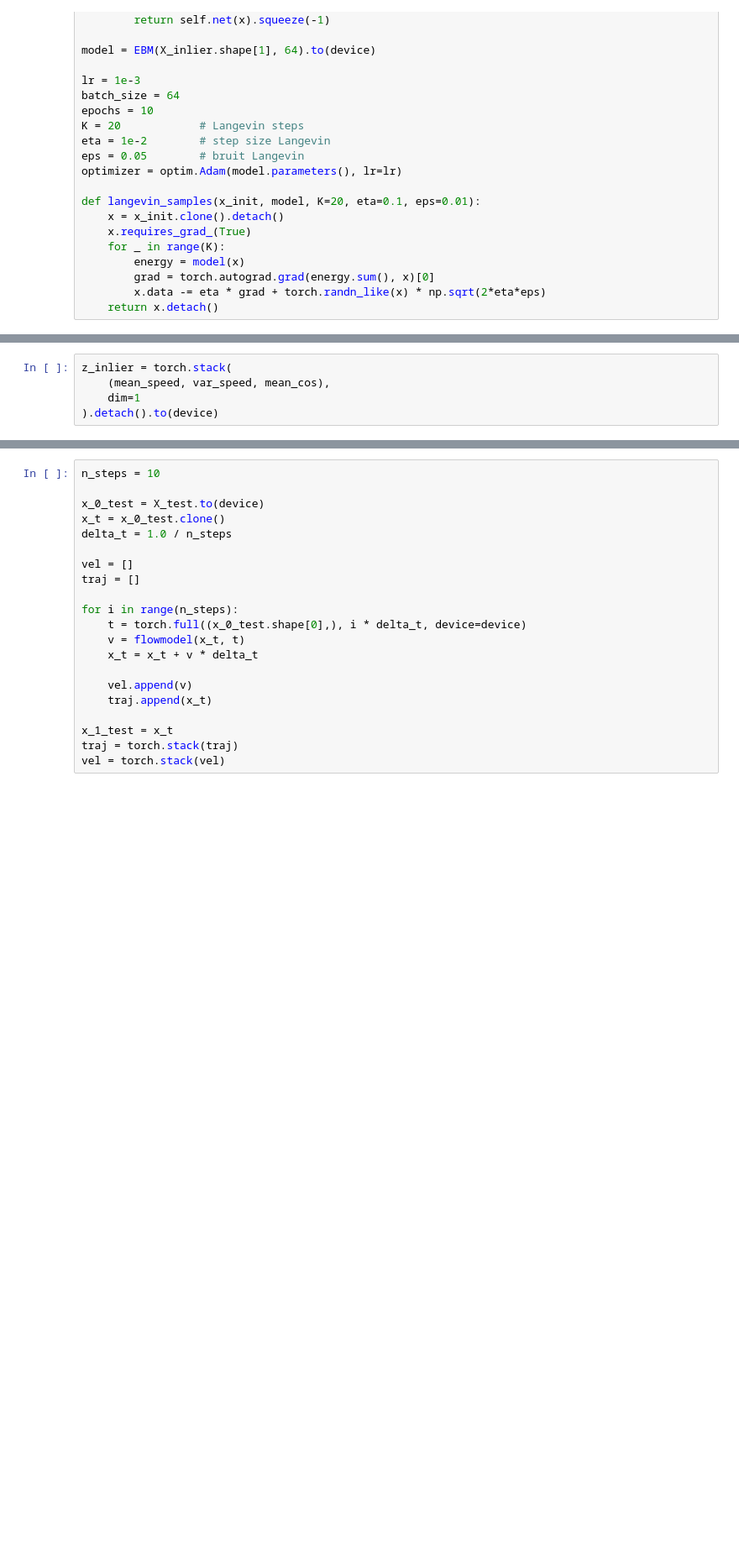
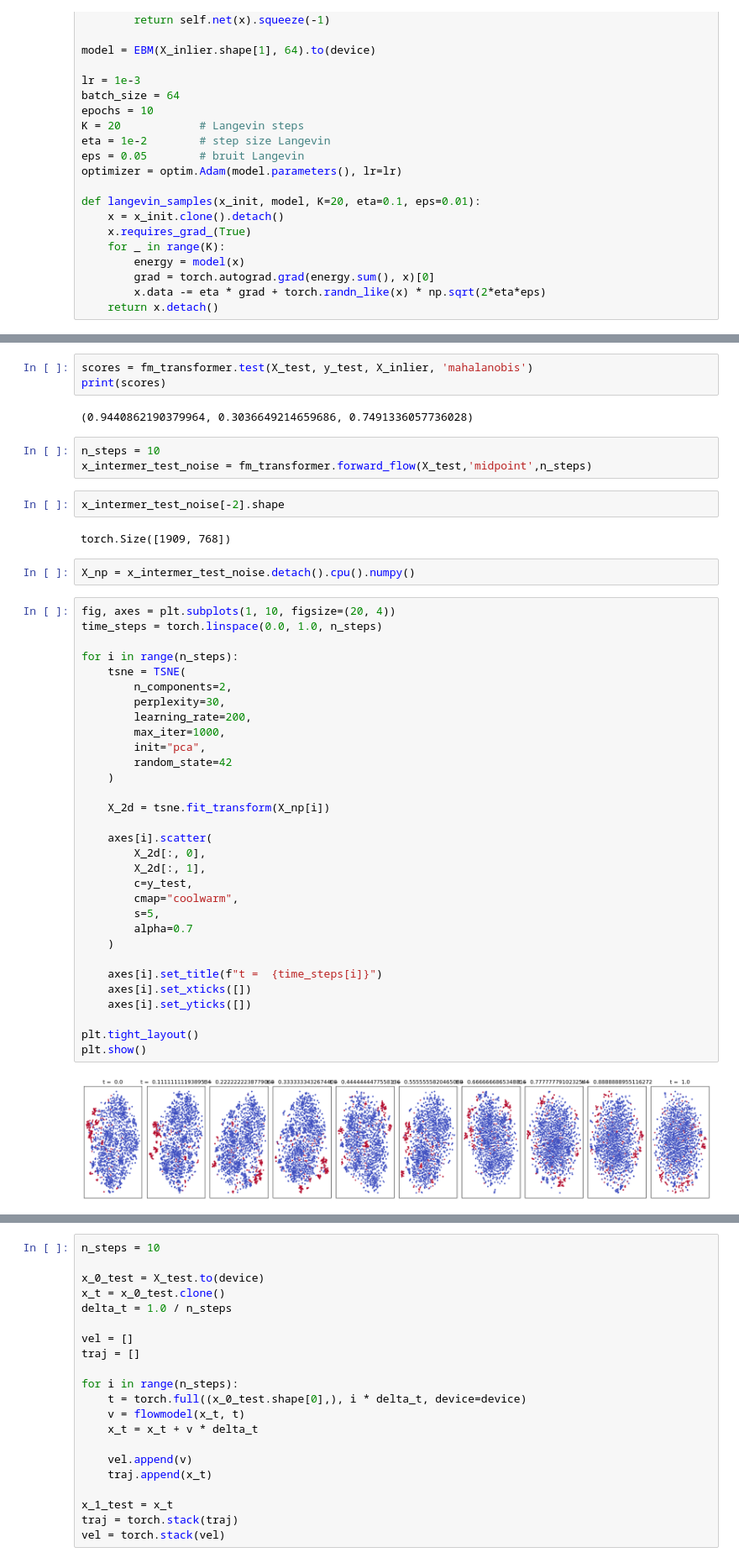
Before and after one commit to AmineYK/Textual-Anomaly-Detection-Framework, a Jupyter notebook: Anomaly Detection Framework/fm_dissect.ipynb, the cells around one changed output, grey strips where cells are left out. Shown at 84% size. Saved outputs shown, nothing was run; the diff lists cells and outputs as text; blank space fills up the shorter version.

```diff
--- a/Anomaly Detection Framework/fm_dissect.ipynb
+++ b/Anomaly Detection Framework/fm_dissect.ipynb
@@ -2705,8 +2680,50 @@ mean_cos = cos.mean(dim=0)
-# %%
-z_inlier = torch.stack(
-    (mean_speed, var_speed, mean_cos),
-    dim=1
-).detach().to(device)
+# %%
+scores = fm_transformer.test(X_test, y_test, X_inlier, 'mahalanobis')
+print(scores)
+# %% [output]
+(0.9440862190379964, 0.3036649214659686, 0.7491336057736028)
+# %%
+n_steps = 10
+x_intermer_test_noise = fm_transformer.forward_flow(X_test,'midpoint',n_steps)
+# %%
+x_intermer_test_noise[-2].shape
+# %% [output]
+torch.Size([1909, 768])
+# %%
+X_np = x_intermer_test_noise.detach().cpu().numpy()
+# %%
+fig, axes = plt.subplots(1, 10, figsize=(20, 4))
+time_steps = torch.linspace(0.0, 1.0, n_steps)
+
+for i in range(n_steps):
+    tsne = TSNE(
+        n_components=2,
+        perplexity=30,
+        learning_rate=200,
+        max_iter=1000,
+        init="pca",
+        random_state=42
+    )
+
+    X_2d = tsne.fit_transform(X_np[i])
+
+    axes[i].scatter(
+        X_2d[:, 0],
+        X_2d[:, 1],
+        c=y_test,
+        cmap="coolwarm",
+        s=5,
+        alpha=0.7
+    )
+
+    axes[i].set_title(f"t =  {time_steps[i]}")
+    axes[i].set_xticks([])
+    axes[i].set_yticks([])
+
+plt.tight_layout()
+plt.show()
+# %% [output]
+[figure, added]
 # %%
 class EBM(nn.Module):
     def __init__(self, input_dim=2, dim_hid=64):
```
Also changed, not shown: parts of 15 cells of this notebook, 2 other files.
